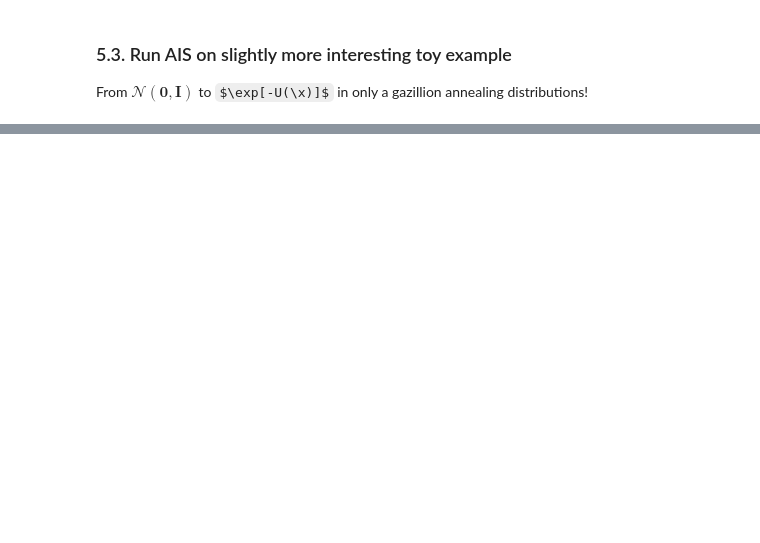
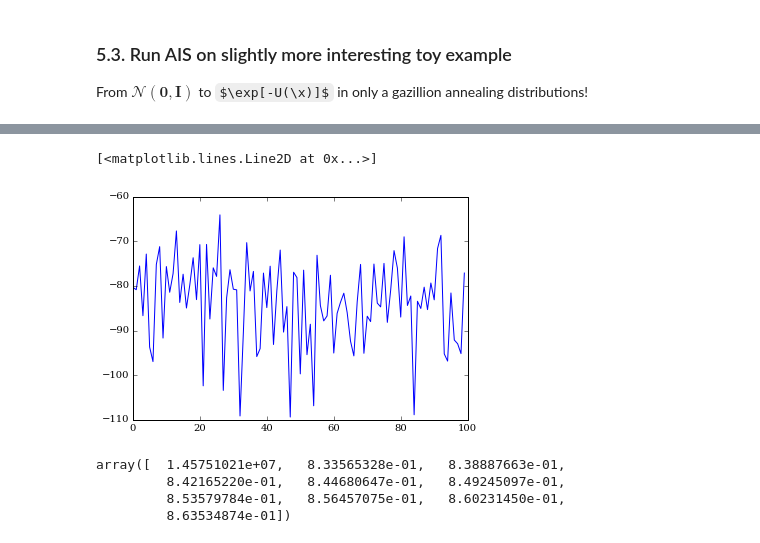
Before and after one commit to maxentile/equilibrium-sampling-tinker, a Jupyter notebook: Annealed importance sampling.ipynb, the cells around one changed output, grey strips where cells are left out. Saved outputs shown, nothing was run; the diff lists cells and outputs as text; code cells hidden in the pictures; some formulas as TeX source; blank space fills up the shorter version.

```diff
--- a/Annealed importance sampling.ipynb
+++ b/Annealed importance sampling.ipynb
@@ -325,0 +383,12 @@ xs, weights = annealed_importance_sampling(draw_from_initial,
+# %%
+plt.plot(np.log(weights))
+# %% [output]
+[<matplotlib.lines.Line2D at 0x...>]
+[figure, added]
+# %%
+ratios.mean(0)[:10]
+# %% [output]
+array([  1.45751021e+07,   8.33565328e-01,   8.38887663e-01,
+         8.42165220e-01,   8.44680647e-01,   8.49245097e-01,
+         8.53579784e-01,   8.56457075e-01,   8.60231450e-01,
+         8.63534874e-01])
```
Also changed, not shown: parts of 17 cells of this notebook.
